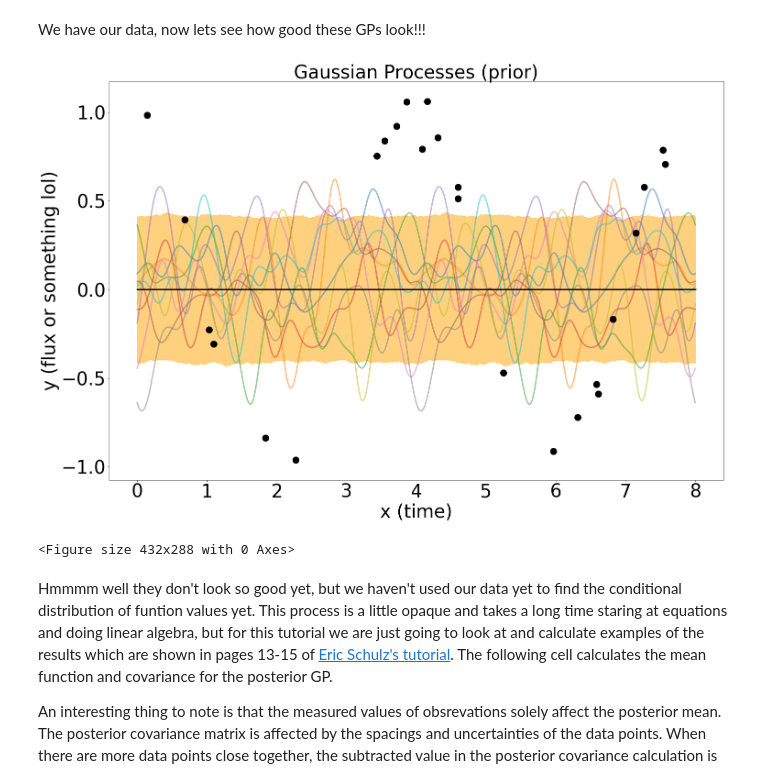
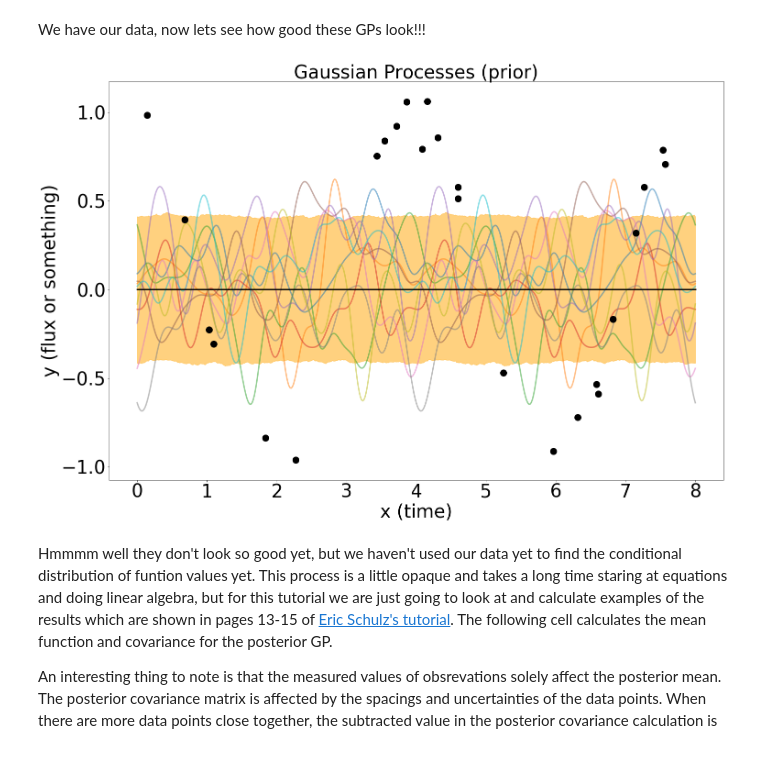
Before and after one commit to christiangil/GP-Research, a Jupyter notebook: python/GP_Tutorial.ipynb, the cells around one changed output. Drawn from its saved outputs; the diff is of its cells as text; code cells hidden in the pictures.

```diff
--- a/python/GP_Tutorial.ipynb
+++ b/python/GP_Tutorial.ipynb
@@ -312,36 +312,35 @@ def custom_plot(x_samp, L, x_obs, y_obs, title="Gaussian Processes", mean_post=n
     for i in range(draws):
         storage[i, :] = np.matmul(L, normal(size=GP_sample_amount)) + mean_post
 
     # how many curves to show
     show = 10
     for i in range(show):
         plt.plot(x_samp, storage[i, :], alpha=0.5, zorder=1, linewidth=3)
 
     # filling the 5-95th percentile with a transparent orange
     storage = np.sort(storage, axis=0)
     plt.plot(x_samp,mean_post, color="black", zorder=2, linewidth=3)
     plt.fill_between(x_samp, storage[int(0.95 * draws), :], storage[int(0.05 * draws), :], alpha=0.5, color='orange')
 
     # plotting "observations"
     plt.scatter(x_obs, y_obs, color="black", zorder=2, s=200)
 
     # plot labels
     plt.xlabel("x (time)")
-    plt.ylabel("y (flux or something lol)")
+    plt.ylabel("y (flux or something)")
     ax.set_title(title, fontsize=40)
 
     fig = plt.gcf()
 
     # save the plot if the user specifies somewhere to save it
     if save != "":
         fig.savefig(save, bbox_inches="tight")
 
 
 # creating our custom plot
 custom_plot(x_samp, L_samp, x_obs, y_obs, title="Gaussian Processes (prior)", save="prior.png")
 # %% [output]
-[figure, old version]
+[figure, new version]
-<Figure size 432x288 with 0 Axes>
 # %% [markdown]
 Hmmmm well they don't look so good yet, but we haven't used our data yet to find the conditional distribution of funtion values yet. This process is a little opaque and takes a long time staring at equations and doing linear algebra, but for this tutorial we are just going to look at and calculate examples of the results which are shown in pages 13-15 of [Eric Schulz's tutorial](https://ericschulz.github.io/publications/Schulz2017tutorial.pdf). The following cell calculates the mean function and covariance for the posterior GP.
 
```
Also changed, not shown: parts of 4 cells of this notebook, 9 other files.
